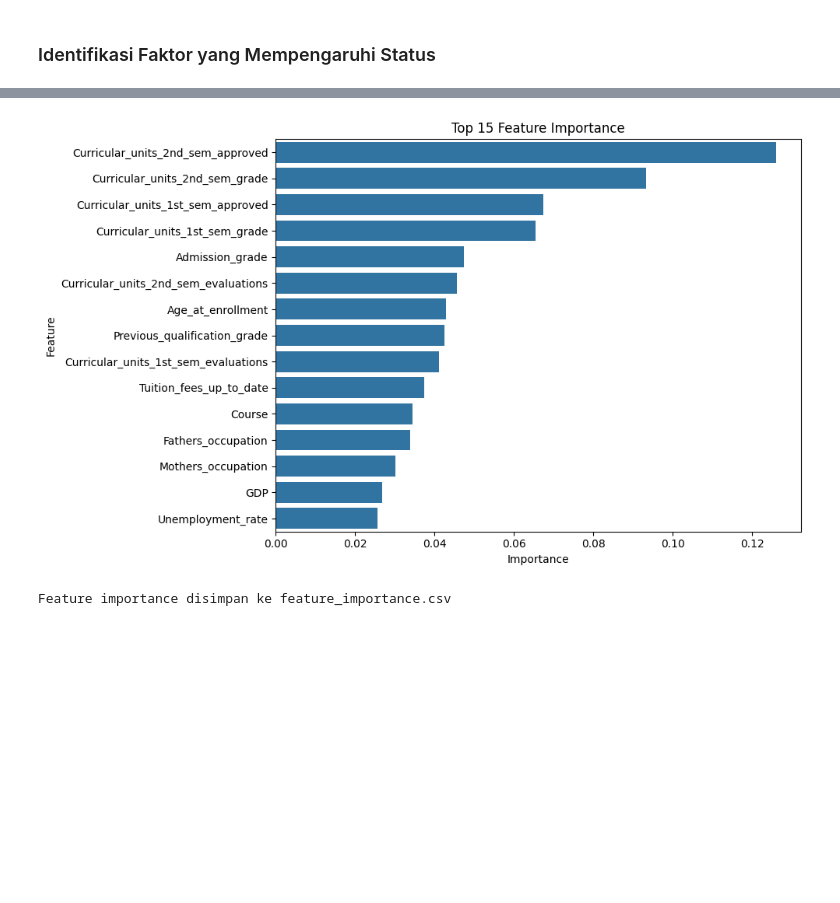
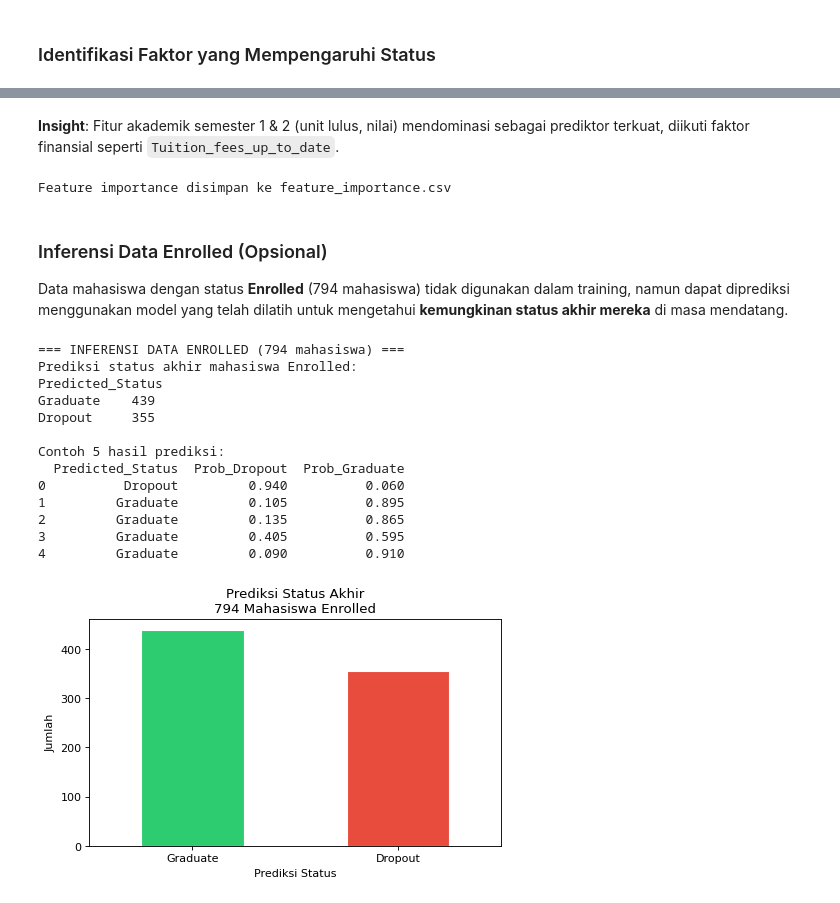
Before and after one commit to Ariiajaa/Dashboard_student, a Jupyter notebook: notebook.ipynb, the cells around one changed output, grey strips where cells are left out. Drawn from its saved outputs; the diff is of its cells as text; code cells hidden in the pictures; blank space fills up the shorter version.

```diff
--- a/notebook.ipynb
+++ b/notebook.ipynb
@@ -615,13 +690,66 @@ print(feature_importance_df.head(15))
 # %%
 plt.figure(figsize=(10, 6))
 sns.barplot(data=feature_importance_df.head(15), x='Importance', y='Feature')
-plt.title('Top 15 Feature Importance')
+plt.title('Top 15 Feature Importance\n(Model: Dropout vs Graduate)')
 plt.tight_layout()
 plt.show()
-# %% [output]
-[figure, removed]
+# %% [markdown]
+**Insight**: Fitur akademik semester 1 & 2 (unit lulus, nilai) mendominasi sebagai prediktor terkuat, diikuti faktor finansial seperti `Tuition_fees_up_to_date`.
 # %%
 feature_importance_df.to_csv('feature_importance.csv', index=False)
 print('Feature importance disimpan ke feature_importance.csv')
 # %% [output]
 Feature importance disimpan ke feature_importance.csv
+# %% [markdown]
+### Inferensi Data Enrolled (Opsional)
+
+Data mahasiswa dengan status **Enrolled** (794 mahasiswa) tidak digunakan dalam training, namun dapat diprediksi menggunakan model yang telah dilatih untuk mengetahui **kemungkinan status akhir mereka** di masa mendatang.
+# %%
+# Ambil data mahasiswa Enrolled
+df_enrolled = df[df['Status'] == 'Enrolled'].copy()
+X_enrolled  = df_enrolled.drop('Status', axis=1)
+
+# Prediksi status akhir
+pred_enrolled = clf.predict(X_enrolled)
+pred_labels   = le.inverse_transform(pred_enrolled)
+pred_proba    = clf.predict_proba(X_enrolled)
+
+enrolled_result = pd.DataFrame({
+    'Predicted_Status': pred_labels,
+    'Prob_Dropout':     pred_proba[:, 0].round(4),
+    'Prob_Graduate':    pred_proba[:, 1].round(4),
+})
+
+print(f'=== INFERENSI DATA ENROLLED ({len(df_enrolled)} mahasiswa) ===')
+print('Prediksi status akhir:')
+print(enrolled_result['Predicted_Status'].value_counts())
+print('\nContoh 5 hasil prediksi:')
+print(enrolled_result.head())
+
+plt.figure(figsize=(6, 4))
+colors2 = {'Dropout': '#e74c3c', 'Graduate': '#2ecc71'}
+summary = enrolled_result['Predicted_Status'].value_counts()
+summary.plot(kind='bar',
+             color=[colors2.get(x, '#95a5a6') for x in summary.index],
+             edgecolor='white')
+plt.title(f'Prediksi Status Akhir\n{len(df_enrolled)} Mahasiswa Enrolled')
+plt.xlabel('Prediksi Status')
+plt.ylabel('Jumlah')
+plt.xticks(rotation=0)
+plt.tight_layout()
+plt.show()
+# %% [output]
+=== INFERENSI DATA ENROLLED (794 mahasiswa) ===
+Prediksi status akhir mahasiswa Enrolled:
+Predicted_Status
+Graduate    439
+Dropout     355
+
+Contoh 5 hasil prediksi:
+  Predicted_Status  Prob_Dropout  Prob_Graduate
+0          Dropout         0.940          0.060
+1         Graduate         0.105          0.895
+2         Graduate         0.135          0.865
+3         Graduate         0.405          0.595
+4         Graduate         0.090          0.910
+[figure, added]
```
Also changed, not shown: parts of 25 cells of this notebook, 9 other files.
